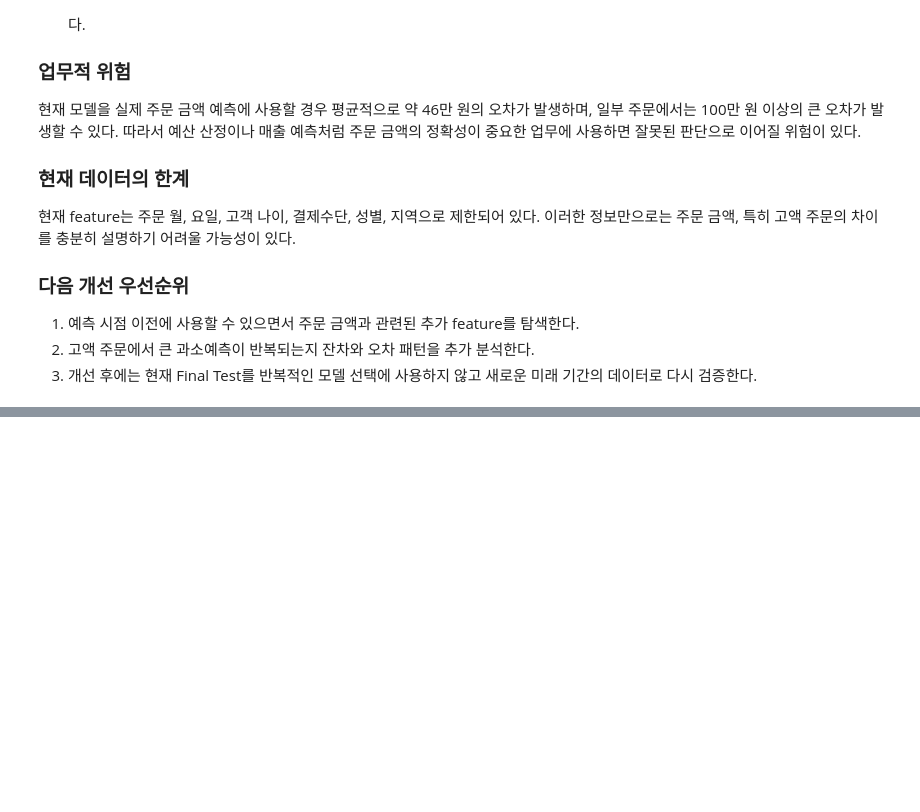
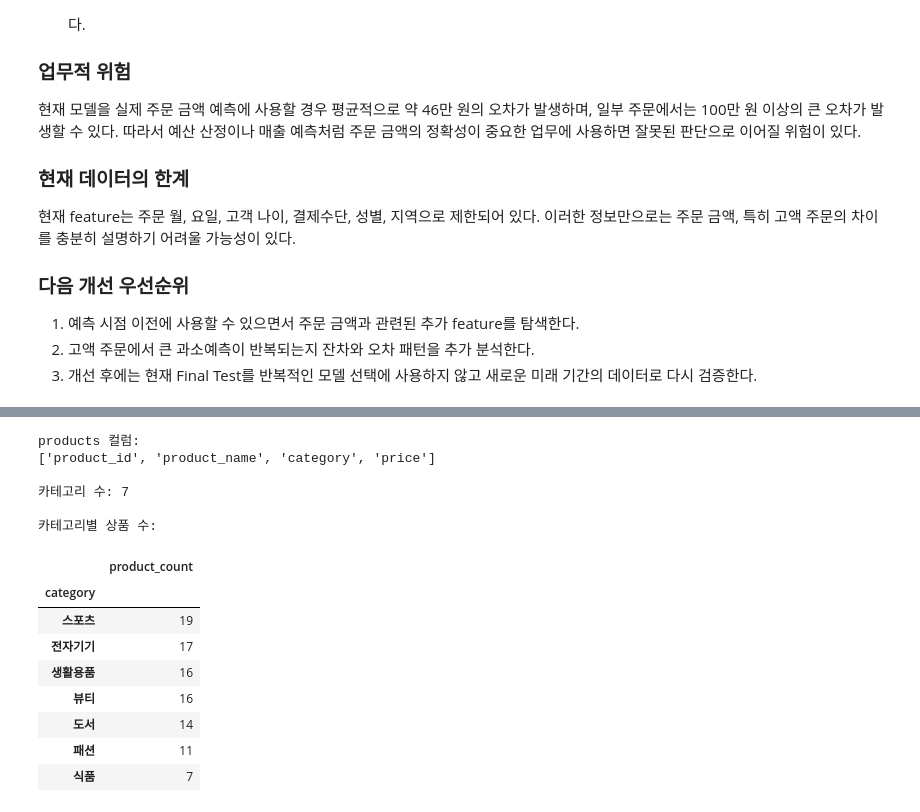
Before and after one commit to sangjae-lee97/kant-axagent-study, a Jupyter notebook: llm-data-analysis-course/chapter09/chapter09.ipynb, the cells around one changed output, grey strips where cells are left out. Cells and saved outputs as stored; diff of their text form; code cells hidden in the pictures; blank space fills up the shorter version.

```diff
--- a/llm-data-analysis-course/chapter09/chapter09.ipynb
+++ b/llm-data-analysis-course/chapter09/chapter09.ipynb
@@ -81,6 +81,7 @@ import numpy as np
 
 # 데이터 불러오기
 order_items = pd.read_csv("../data/processed/order_items_clean.csv")
+products = pd.read_csv("../data/processed/products_clean.csv")
 
 # 계산값 만들기
 expected_line_total = order_items["quantity"] * order_items["unit_price"]
@@ -490,0 +618,32 @@ Baseline 대비 MAE 개선율은 -3.47%로 Notebook에서 확인한 결과와
+# %%
+# products 데이터 확인
+
+print("products 컬럼:")
+print(products.columns.tolist())
+
+if "category" in products.columns:
+    print("\n카테고리 수:", products["category"].nunique())
+    print("\n카테고리별 상품 수:")
+    display(
+        products["category"]
+        .value_counts()
+        .to_frame("product_count")
+    )
+else:
+    print("\nproducts에도 category 컬럼이 없습니다.")
+# %% [output]
+products 컬럼:
+['product_id', 'product_name', 'category', 'price']
+
+카테고리 수: 7
+
+카테고리별 상품 수:
+|  | product_count |
+| category |  |
+| 스포츠 | 19 |
+| 전자기기 | 17 |
+| 생활용품 | 16 |
+| 뷰티 | 16 |
+| 도서 | 14 |
+| 패션 | 11 |
+| 식품 | 7 |
```
Also changed, not shown: parts of 35 cells of this notebook, 2 other files.
